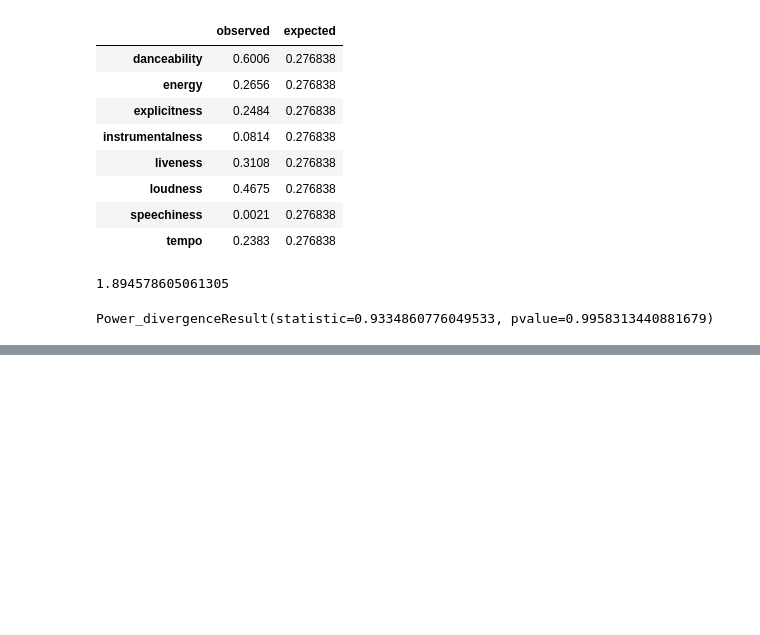
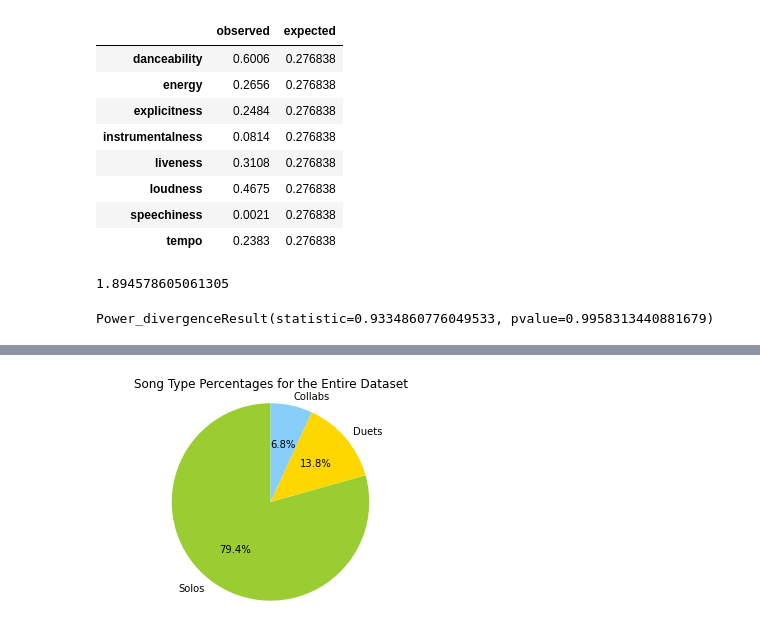
Before and after one commit to GND95/Project_1, a Jupyter notebook: Music-Analysis.ipynb, the cells around one changed output, grey strips where cells are left out. Saved outputs shown, nothing was run; the diff lists cells and outputs as text; code cells hidden in the pictures; blank space fills up the shorter version.

```diff
--- a/Music-Analysis.ipynb
+++ b/Music-Analysis.ipynb
@@ -874,0 +906,25 @@ Power_divergenceResult(statistic=0.9334860776049533, pvalue=0.9958313440881679)
+# %%
+#Gather some general data about the dataset and create some variables for later use.
+
+print(f'Possible number of collaborators on tracks in this dataset are: {practice2_df.collaborators.unique()}.')
+#put total number of songs into a variable
+allsongs = practice2_df["artists"].count()
+print(f'The total number of songs in the dataset is: {allsongs}.')
+
+#create df of all songs with only one performer
+practicesolo_df = practice2_df[practice2_df.collaborators == 1]
+allsolo = practicesolo_df["collaborators"].count()
+#get number of solo songs.
+print(f'The number of solo songs in the dataset is: {allsolo}.')
+
+#create df of all duets
+practiceduet_df = practice2_df[practice2_df.collaborators == 2]
+allduet = practiceduet_df["collaborators"].count()
+#get number of duets
+print(f'The number of duets in the dataset is: {allduet}.')
+
+#create df of all songs with 3+ collaborators
+practicecollab_df = practice2_df[practice2_df.collaborators > 2]
+allcollab = practicecollab_df["collaborators"].count()
+#get number of songs with 3+ collaborators
+print(f'the number of songs with three or more collaborators in the dataset is: {allcollab}.')
@@ -874,0 +1120,16 @@ Power_divergenceResult(statistic=0.9334860776049533, pvalue=0.9958313440881679)
+# %%
+#Create pie chart visuals showing the comparitive size of values in the full dataset vs. the top 5% of the dataset
+
+# Entire dataset
+labels = 'Solos', 'Duets', 'Collabs'
+sizes = [allsoloper, allduetper, allcollabper]
+colors = ['yellowgreen', 'gold', 'lightskyblue']
+fig1, ax1 = plt.subplots()
+ax1.pie(sizes, labels=labels, colors=colors, autopct='%1.1f%%',
+        shadow=False, startangle=90)
+ax1.axis('equal')  # Equal aspect ratio ensures that pie is drawn as a circle.
+ax1.set_title("Song Type Percentages for the Entire Dataset")
+plt.savefig('images/song_type_percentages_for_entire_dataset')
+# plt.show()
+# %% [output]
+[figure, added]
```
Also changed, not shown: parts of 8 cells of this notebook, 9 other files.
